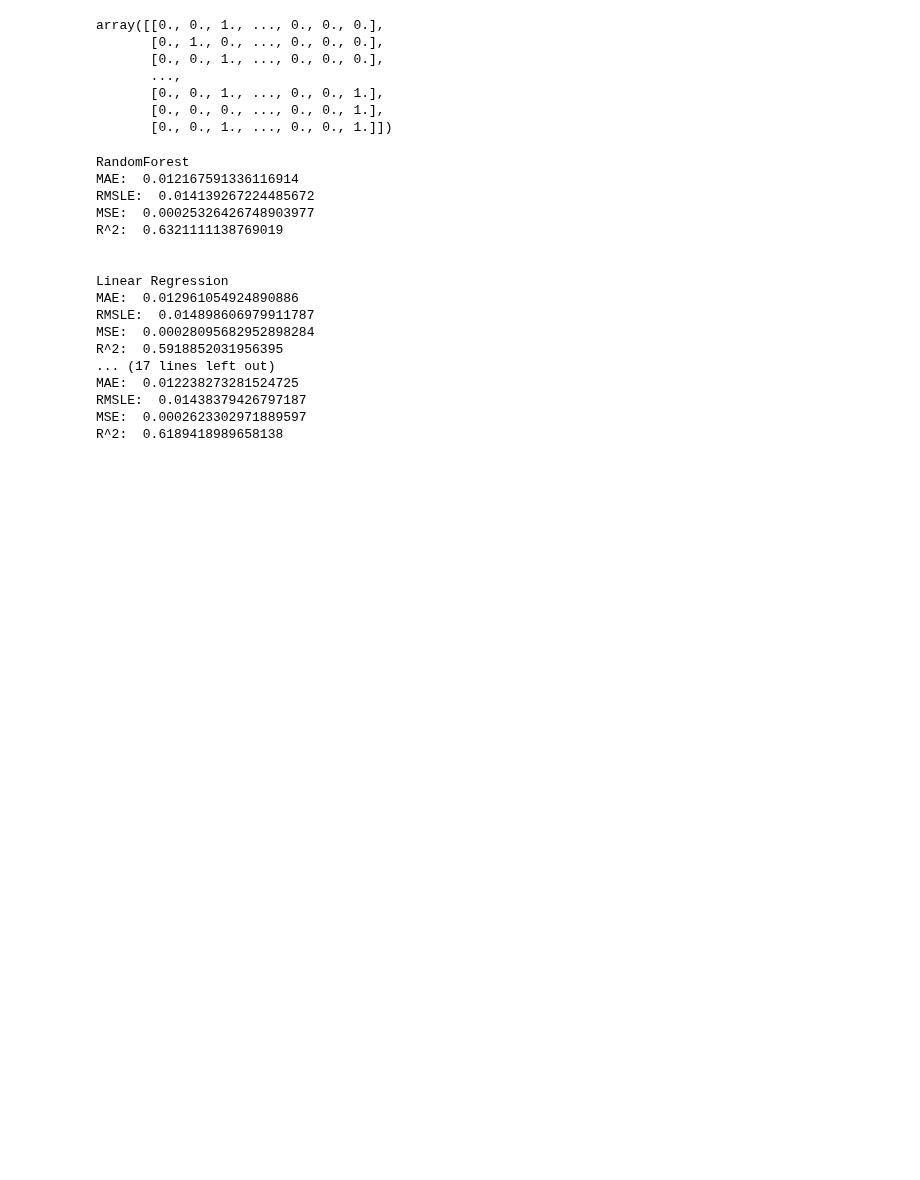
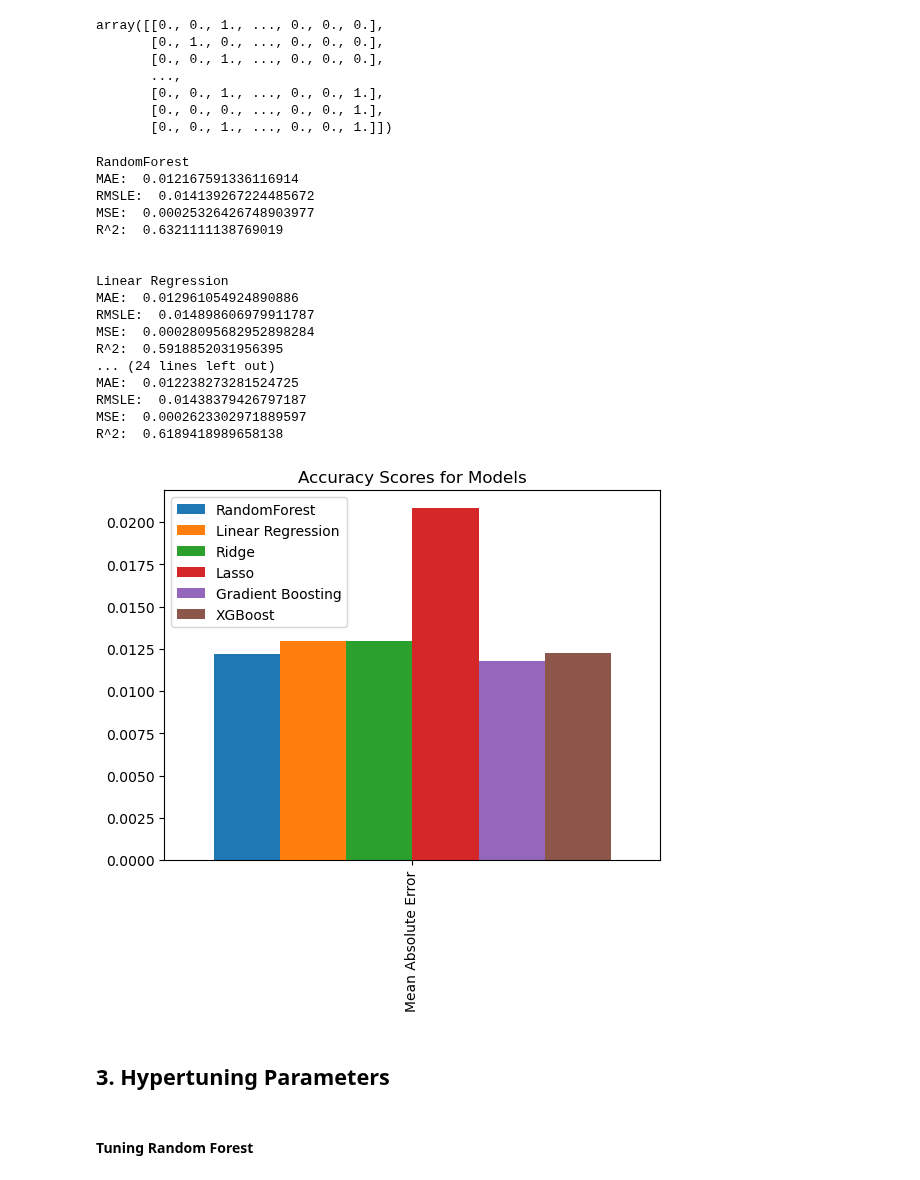
Before and after one commit to devern-DZZC/Interest-Rate-Prediction, a Jupyter notebook: Loan-Interest-Rate-Prediction.ipynb, the cells around one changed output. Saved outputs shown, nothing was run; the diff lists cells and outputs as text; code cells hidden in the pictures; blank space fills up the shorter version.

```diff
--- a/Loan-Interest-Rate-Prediction.ipynb
+++ b/Loan-Interest-Rate-Prediction.ipynb
@@ -107,6 +107,7 @@ ax = sns.heatmap(corr_matrix, annot=True, linewidth=0.5, fmt=" .2f", cmap="YlGnB
 models = {'RandomForest': RandomForestRegressor(),
           'Linear Regression': LinearRegression(),
           'Ridge': Ridge(),
+          'Lasso': Lasso(),
           'Gradient Boosting': GradientBoostingRegressor(),
           'XGBoost': XGBRegressor()}
 # %%
@@ -181,6 +182,7 @@ array([[0., 0., 1., ..., 0., 0., 0.],
 np.random.seed(42)
 X_train, X_test, y_train, y_test = train_test_split(transformed_X, y, test_size=0.2)
 scores = show_scores(models, X_train, X_test, y_train, y_test)
+mae_scores={}
 for name in scores:
     print(name)
     print('MAE: ', scores[name]['MAE'])
@@ -188,6 +190,7 @@ for name in scores:
     print('MSE: ', scores[name]['MSE'])
     print('R^2: ', scores[name]['R^2'])
     print('\n')
+    mae_scores[name] = scores[name]['MAE']
 # %% [output]
 RandomForest
 MAE:  0.012167591336116914
@@ -201,8 +204,18 @@ MAE:  0.012961054924890886
 RMSLE:  0.014898606979911787
 MSE:  0.00028095682952898284
 R^2:  0.5918852031956395
-... (17 lines left out)
+... (24 lines left out)
 MAE:  0.012238273281524725
 RMSLE:  0.01438379426797187
 MSE:  0.0002623302971889597
 R^2:  0.6189418989658138
+# %%
+comparison = pd.DataFrame(mae_scores, index=["Mean Absolute Error"])
+comparison.plot.bar(width=2);
+plt.title("Accuracy Scores for Models");
+# %% [output]
+[figure, added]
+# %% [markdown]
+## 3. Hypertuning Parameters
+# %% [markdown]
+#### Tuning Random Forest
```
Also changed, not shown: parts of 16 cells of this notebook.
